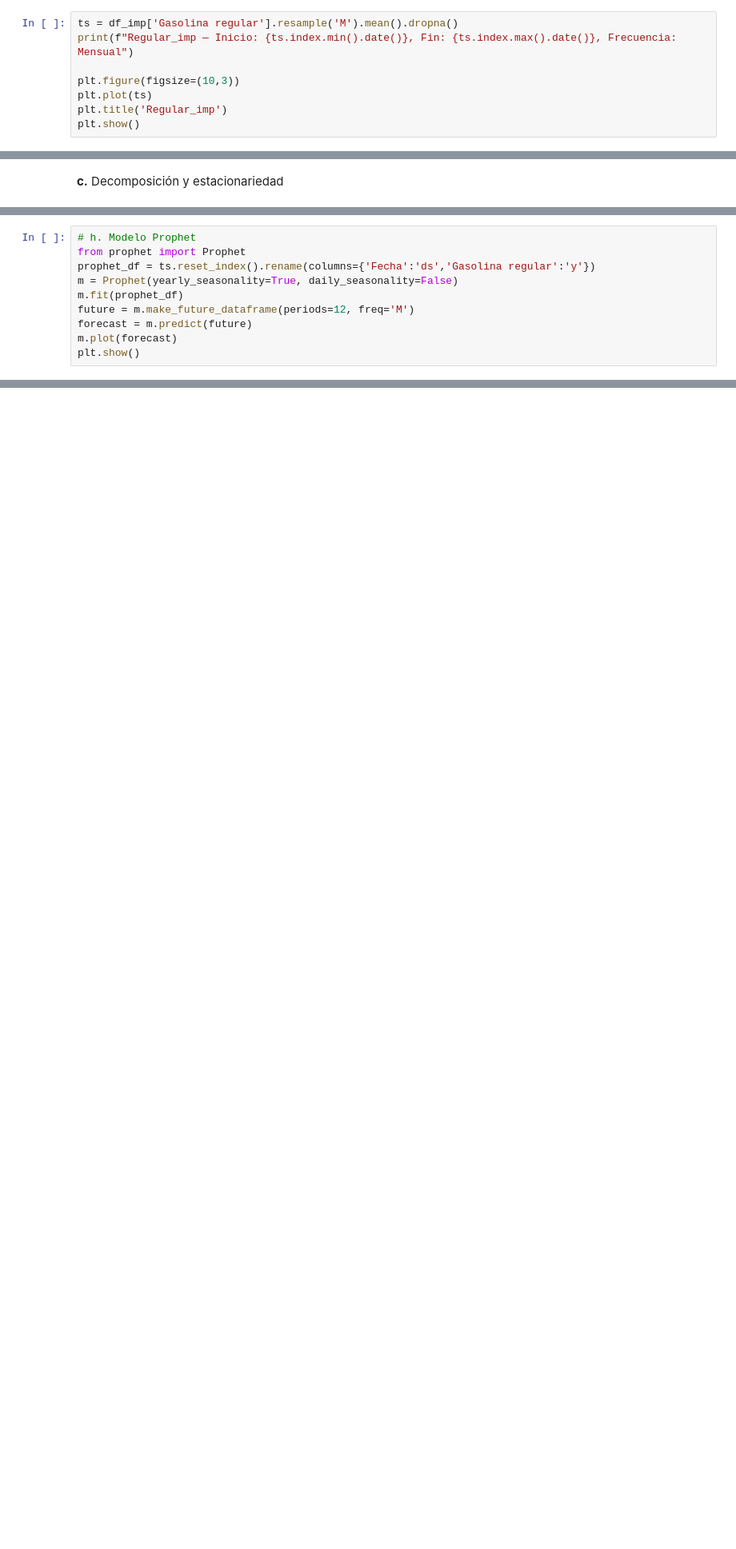
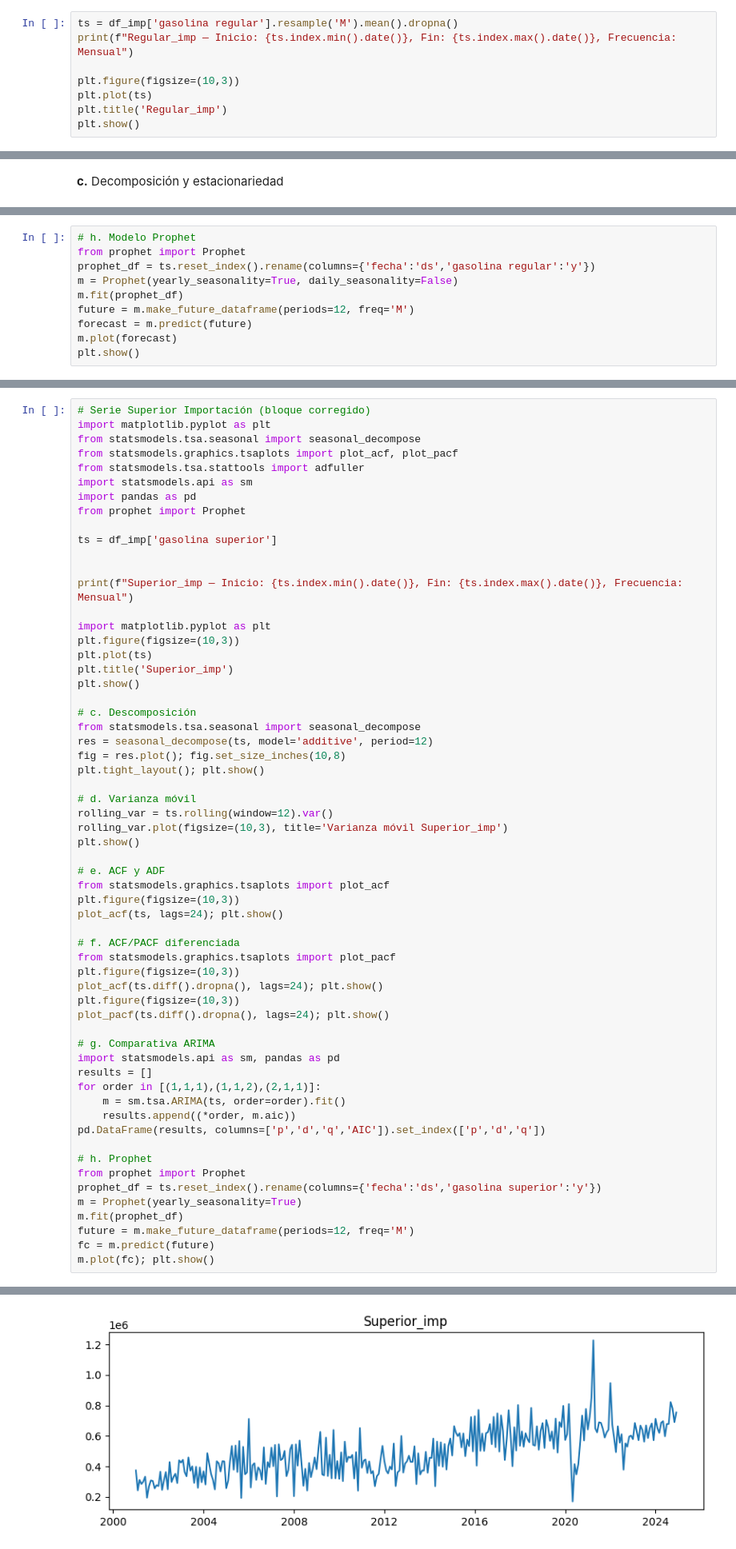
Before and after one commit to Diegoval-Dev/DC-Lab1, a Jupyter notebook: series-de-tiempo.ipynb, the cells around one changed output, grey strips where cells are left out. Shown at 80% size. Cells and saved outputs as stored; diff of their text form; blank space fills up the shorter version.

Commit message:
another 5 series

```diff
--- a/series-de-tiempo.ipynb
+++ b/series-de-tiempo.ipynb
@@ -124,7 +138,7 @@ for df_ in (df_imp, df_cons):
 # %% [markdown]
 ### Serie Regular Importación
 # %%
-ts = df_imp['Gasolina regular'].resample('M').mean().dropna()
+ts = df_imp['gasolina regular'].resample('M').mean().dropna()
 print(f"Regular_imp — Inicio: {ts.index.min().date()}, Fin: {ts.index.max().date()}, Frecuencia: Mensual")
 
 plt.figure(figsize=(10,3))
@@ -286,7 +300,7 @@ En este caso, [seleccionar el mejor según menor error].
 # %%
 # h. Modelo Prophet
 from prophet import Prophet
-prophet_df = ts.reset_index().rename(columns={'Fecha':'ds','Gasolina regular':'y'})
+prophet_df = ts.reset_index().rename(columns={'fecha':'ds','gasolina regular':'y'})
 m = Prophet(yearly_seasonality=True, daily_seasonality=False)
 m.fit(prophet_df)
 future = m.make_future_dataframe(periods=12, freq='M')
@@ -301,3 +315,64 @@ plt.show()
 #### Discusión
 
 Prophet ajusta bien la tendencia creciente y el ciclo anual de la importación de gasolina regular, con la mayoría de los puntos observados dentro de su banda de incertidumbre, pero exhibe heteroscedasticidad en los residuos (la dispersión crece con el nivel). Para mejorar la homogeneidad de la varianza y obtener intervalos más fiables, convendría aplicar antes un logaritmo a la serie o usar seasonality_mode='multiplicative', así como incorporar eventos puntuales (p. ej. pandemia) y validar el modelo mediante cross_validation para calibrar su precisión en distintos horizontes.
+# %%
+# Serie Superior Importación (bloque corregido)
+import matplotlib.pyplot as plt
+from statsmodels.tsa.seasonal import seasonal_decompose
+from statsmodels.graphics.tsaplots import plot_acf, plot_pacf
+from statsmodels.tsa.stattools import adfuller
+import statsmodels.api as sm
+import pandas as pd
+from prophet import Prophet
+
+ts = df_imp['gasolina superior']
+
+
+print(f"Superior_imp — Inicio: {ts.index.min().date()}, Fin: {ts.index.max().date()}, Frecuencia: Mensual")
+
+import matplotlib.pyplot as plt
+plt.figure(figsize=(10,3))
+plt.plot(ts)
+plt.title('Superior_imp')
+plt.show()
+
+# c. Descomposición
+from statsmodels.tsa.seasonal import seasonal_decompose
+res = seasonal_decompose(ts, model='additive', period=12)
+fig = res.plot(); fig.set_size_inches(10,8)
+plt.tight_layout(); plt.show()
+
+# d. Varianza móvil
+rolling_var = ts.rolling(window=12).var()
+rolling_var.plot(figsize=(10,3), title='Varianza móvil Superior_imp')
+plt.show()
+
+# e. ACF y ADF
+from statsmodels.graphics.tsaplots import plot_acf
+plt.figure(figsize=(10,3))
+plot_acf(ts, lags=24); plt.show()
+
+# f. ACF/PACF diferenciada
+from statsmodels.graphics.tsaplots import plot_pacf
+plt.figure(figsize=(10,3))
+plot_acf(ts.diff().dropna(), lags=24); plt.show()
+plt.figure(figsize=(10,3))
+plot_pacf(ts.diff().dropna(), lags=24); plt.show()
+
+# g. Comparativa ARIMA
+import statsmodels.api as sm, pandas as pd
+results = []
+for order in [(1,1,1),(1,1,2),(2,1,1)]:
+    m = sm.tsa.ARIMA(ts, order=order).fit()
+    results.append((*order, m.aic))
+pd.DataFrame(results, columns=['p','d','q','AIC']).set_index(['p','d','q'])
+
+# h. Prophet
+from prophet import Prophet
+prophet_df = ts.reset_index().rename(columns={'fecha':'ds','gasolina superior':'y'})
+m = Prophet(yearly_seasonality=True)
+m.fit(prophet_df)
+future = m.make_future_dataframe(periods=12, freq='M')
+fc = m.predict(future)
+m.plot(fc); plt.show()
+# %% [output]
@@ -303,0 +380 @@ Prophet ajusta bien la tendencia creciente y el ciclo anual de la importación d
+[figure, added]
```
Also changed, not shown: parts of 16 cells of this notebook, 2 other files.
